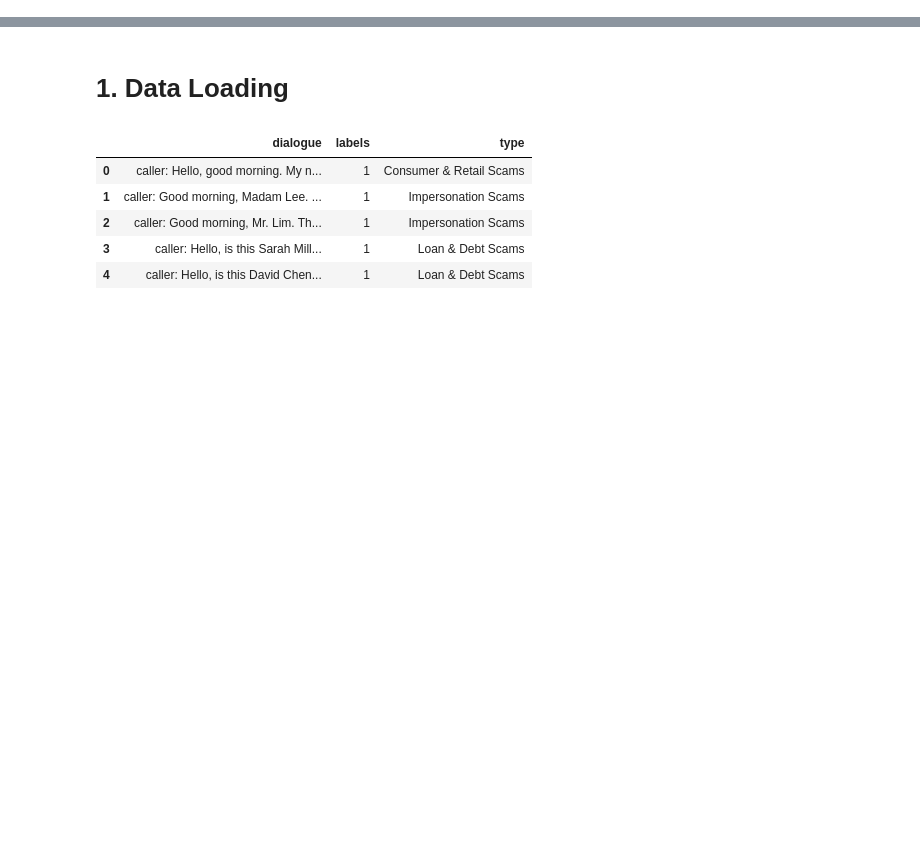
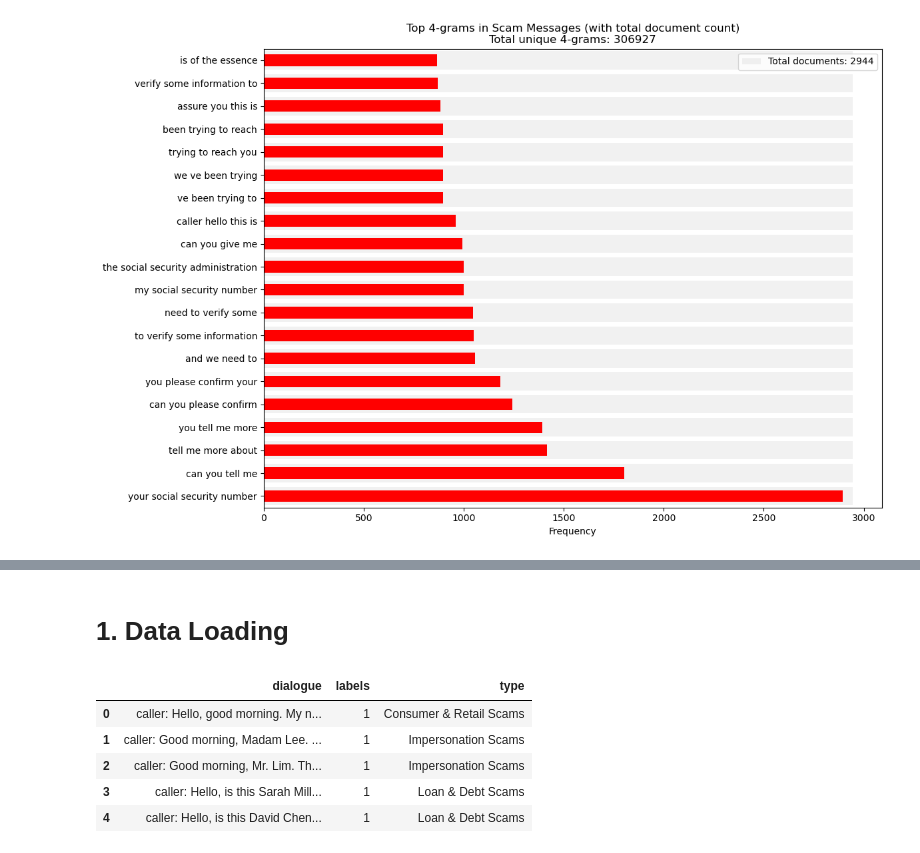
Before and after one commit to junxianyong/INF2008_P1-08, a Jupyter notebook: scam_detection/data_exploration.ipynb, the cells around one changed output, grey strips where cells are left out. Cells and saved outputs as stored; diff of their text form; code cells hidden in the pictures; blank space fills up the shorter version.

Commit message:
Update data exploration notebook with preliminary analysis

```diff
--- a/scam_detection/data_exploration.ipynb
+++ b/scam_detection/data_exploration.ipynb
@@ -0,0 +3,3 @@
+# %%
+import pandas as pd
+original_dataset_df = pd.read_csv('../data/combined_scam_dataset.csv')
@@ -0,0 +27,79 @@
+# %%
+# Split the dataset into scam and non scam
+scam_df = original_dataset_df[original_dataset_df['labels'] == 1]
+non_scam_df = original_dataset_df[original_dataset_df['labels'] == 0]
+# %%
+import matplotlib.pyplot as plt
+import pandas as pd
+import numpy as np
+from sklearn.feature_extraction.text import CountVectorizer
+
+def plot_top_n_grams(texts, n=20, ngram_range=(4, 4), title=None, color='blue'):
+    """
+    Plots the top n n-grams from the input texts with total count background.
+
+    Args:
+        texts (pd.Series): The input texts.
+        n (int): The number of n-grams to plot.
+        ngram_range (tuple): The n-gram range to consider.
+        title (str): Custom title for the plot.
+        color (str): Color for the bars.
+    """
+    # Get total number of documents
+    total_docs = len(texts)
+
+    # Create a CountVectorizer object
+    vectorizer = CountVectorizer(ngram_range=ngram_range)
+
+    # Fit and transform the texts
+    X = vectorizer.fit_transform(texts)
+
+    # Get the counts of n-grams
+    counts = X.sum(axis=0).A1
+
+    # Get the n-gram names
+    ngram_names = vectorizer.get_feature_names_out()
+
+    # Calculate total unique n-grams
+    total_unique_ngrams = len(ngram_names)
+
+    # Create a Series with n-gram names and their counts
+    ngram_series = pd.Series(counts, index=ngram_names)
+
+    # Get the top n n-grams
+    top_ngrams = ngram_series.sort_values(ascending=False).head(n)
+
+    # Plot the top n n-grams horizontally
+    fig, ax = plt.subplots(figsize=(12, 8))
+
+    # Plot background bars showing total number of documents
+    ax.barh(range(len(top_ngrams)), [total_docs] * len(top_ngrams),
+            color='lightgray', alpha=0.3,
+            label=f'Total documents: {total_docs}')
+
+    # Plot the actual n-gram counts
+    top_ngrams.plot(kind='barh', color=color, ax=ax)
+
+    plt.title(f"{title}\nTotal unique {ngram_range[0]}-grams: {total_unique_ngrams}")
+    plt.xlabel("Frequency")
+    plt.legend()
+    plt.tight_layout()
+    plt.show()
+
+    # Print additional statistics
+    print(f"Statistics for {title}:")
+    print(f"Total documents: {total_docs}")
+    print(f"Total unique {ngram_range[0]}-grams: {total_unique_ngrams}")
+    print(f"Average unique {ngram_range[0]}-grams per document: {total_unique_ngrams/total_docs:.2f}")
+
+# Plot for scam messages in red
+plot_top_n_grams(scam_df['dialogue'],
+                 title="Top 4-grams in Scam Messages (with total document count)",
+                 color='red')
+
+# Plot for non-scam messages in green
+plot_top_n_grams(non_scam_df['dialogue'],
+                 title="Top 4-grams in Non-Scam Messages (with total document count)",
+                 color='green')
+# %% [output]
+[figure, added]
```
Also changed, not shown: parts of 11 cells of this notebook.
